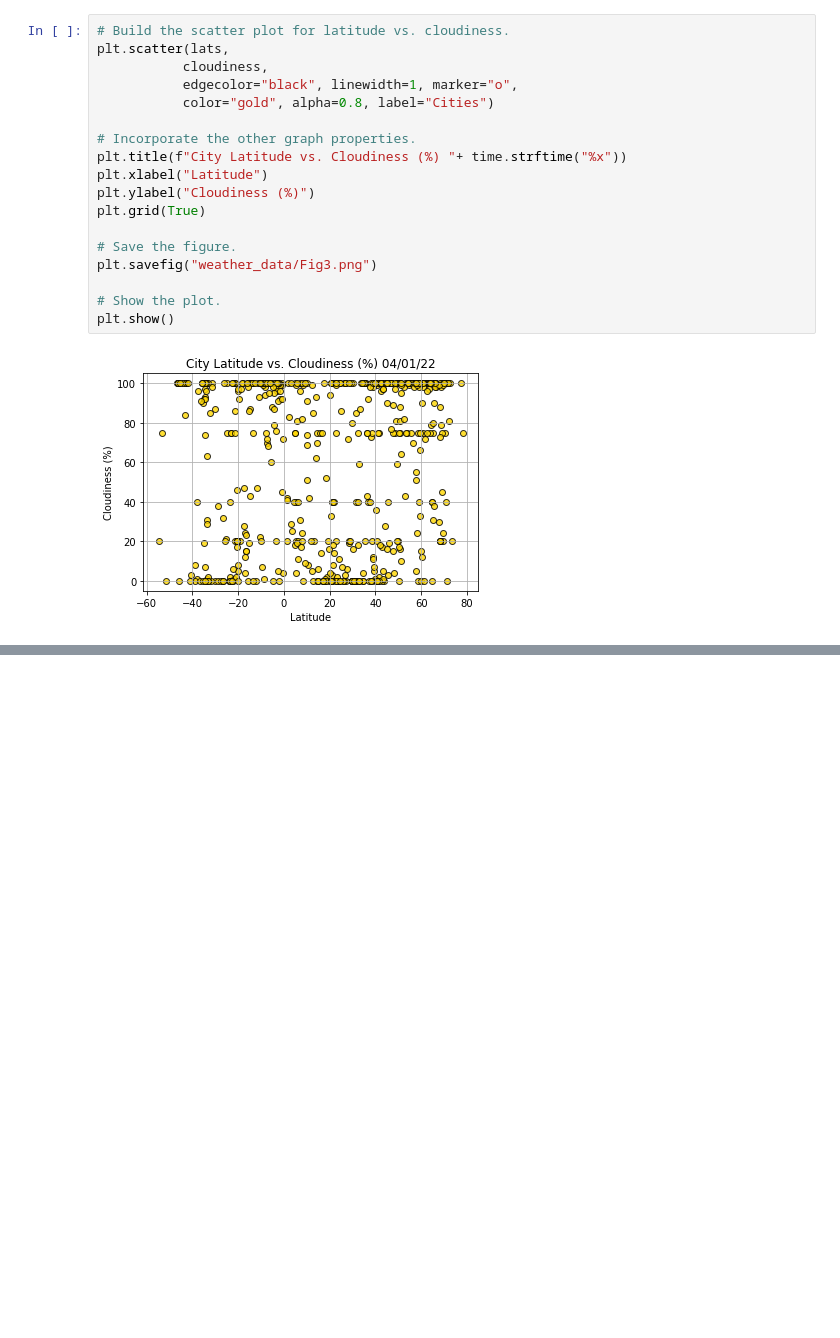
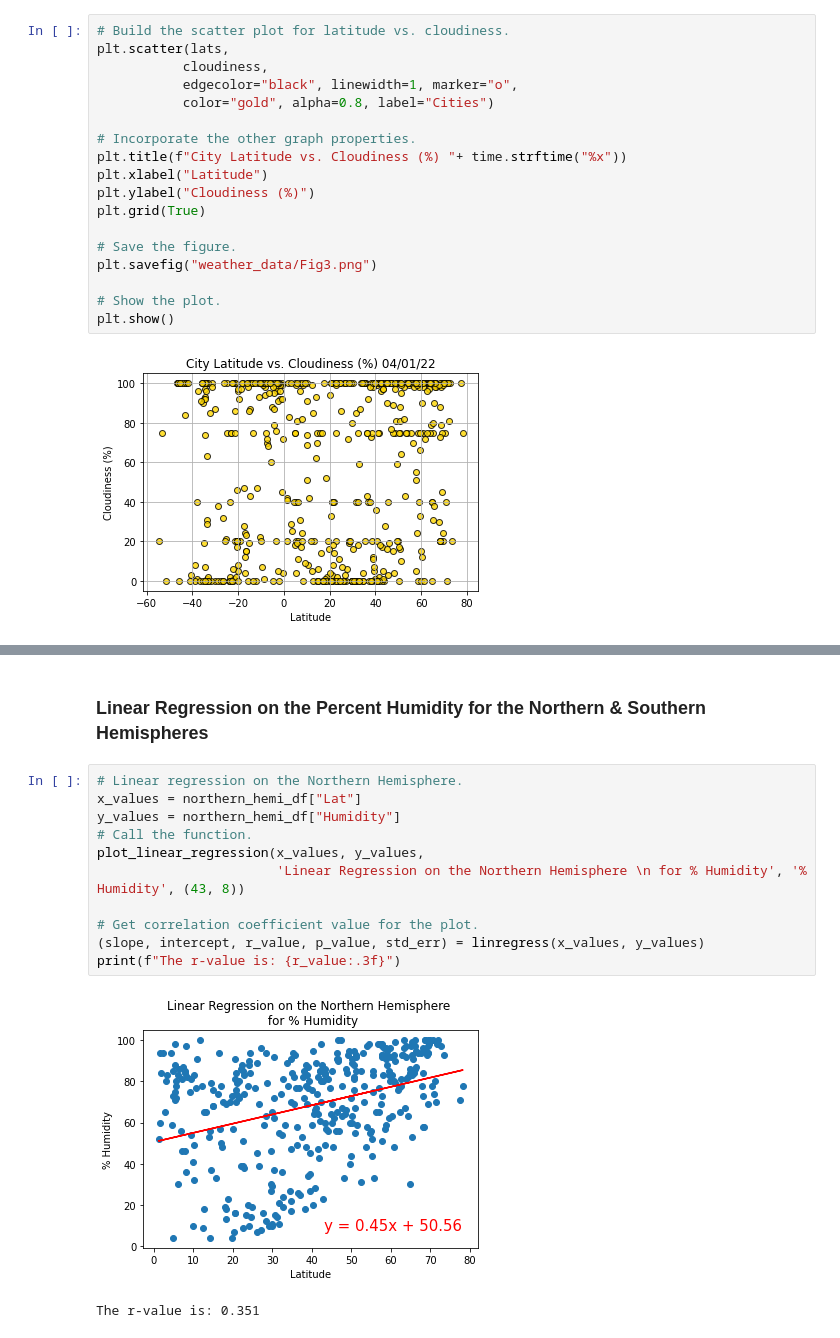
Before and after one commit to Magzzie/World_Weather_Analysis, a Jupyter notebook: WeatherPy.ipynb, the cells around one changed output, grey strips where cells are left out. Cells and saved outputs as stored; diff of their text form; blank space fills up the shorter version.

```diff
--- a/WeatherPy.ipynb
+++ b/WeatherPy.ipynb
@@ -352,0 +457,16 @@ plt.show()
+# %% [markdown]
+### Linear Regression on the Percent Humidity for the Northern & Southern Hemispheres
+# %%
+# Linear regression on the Northern Hemisphere.
+x_values = northern_hemi_df["Lat"]
+y_values = northern_hemi_df["Humidity"]
+# Call the function.
+plot_linear_regression(x_values, y_values,
+                       'Linear Regression on the Northern Hemisphere \n for % Humidity', '% Humidity', (43, 8))
+
+# Get correlation coefficient value for the plot.
+(slope, intercept, r_value, p_value, std_err) = linregress(x_values, y_values)
+print(f"The r-value is: {r_value:.3f}")
+# %% [output]
+[figure, added]
+The r-value is: 0.351
```
Also changed, not shown: parts of 29 cells of this notebook, 10 other files.
